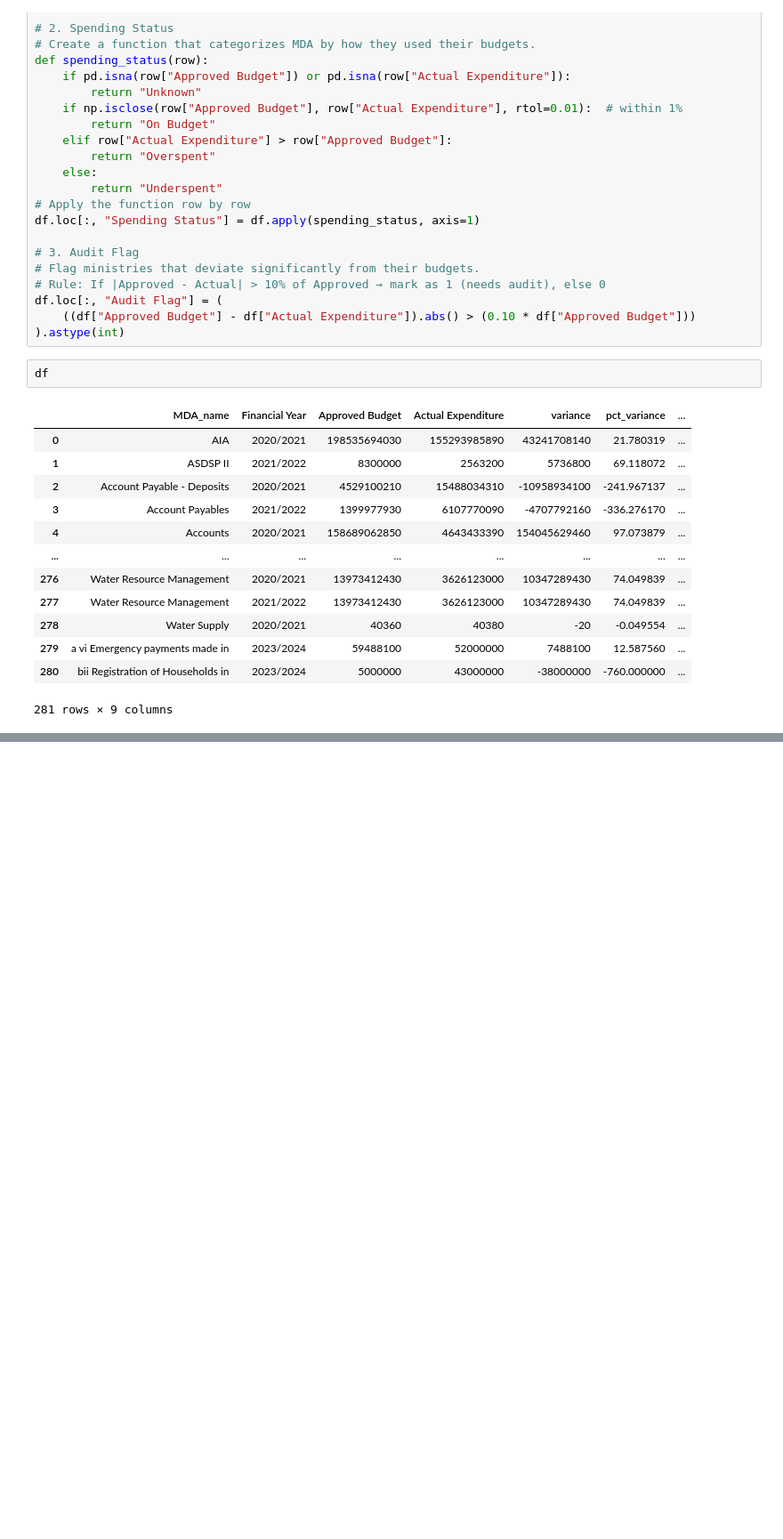
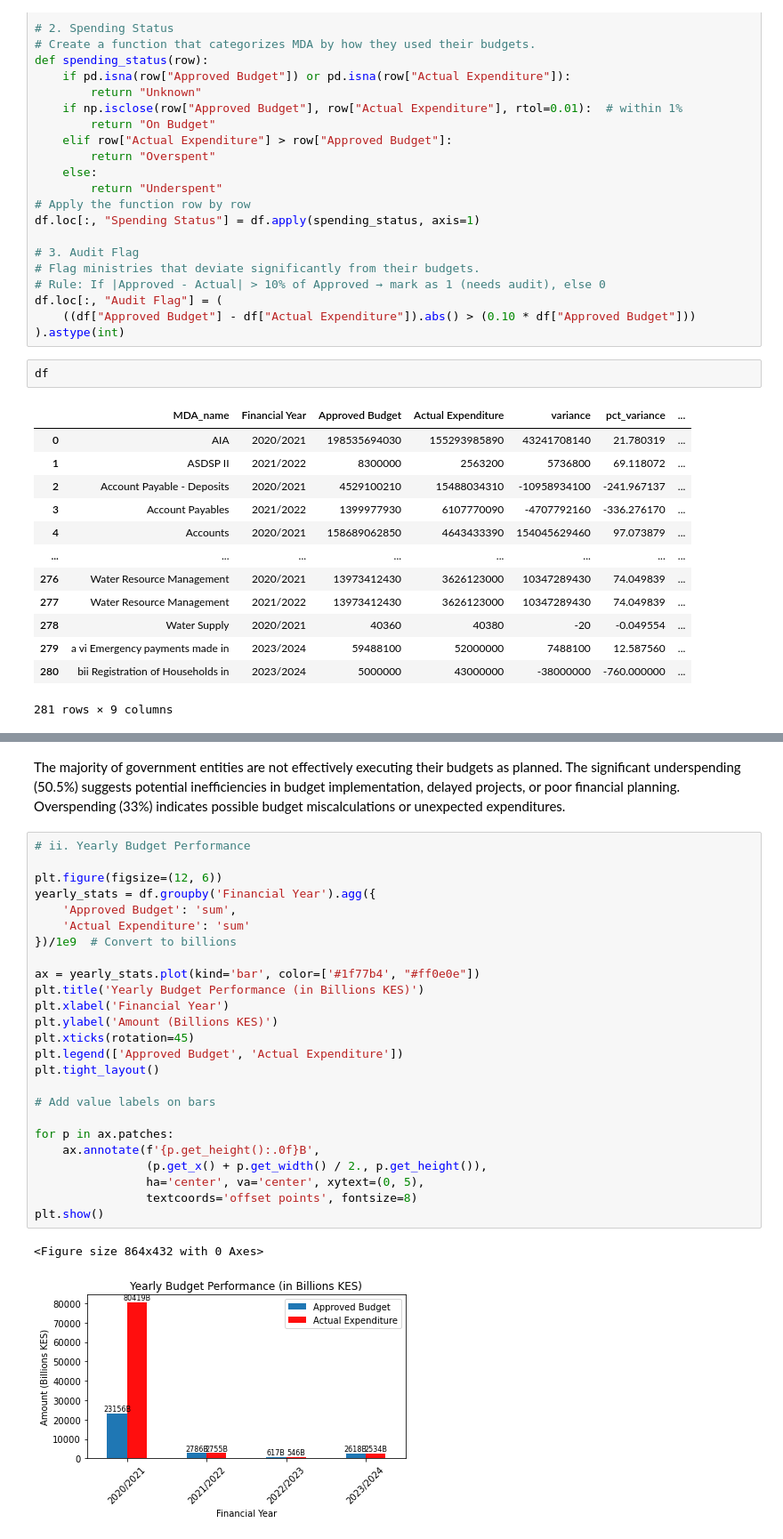
Before and after one commit to Sydney-Were/Analysis-of-National-Government-Ministries-Departments-and-Agencies-Budget-Data, a Jupyter notebook: Analysis.ipynb, the cells around one changed output, grey strips where cells are left out. Shown at 89% size. Cells and saved outputs as stored; diff of their text form; blank space fills up the shorter version.

```diff
--- a/Analysis.ipynb
+++ b/Analysis.ipynb
@@ -368,0 +387,30 @@ df
+# %% [markdown]
+The majority of government entities are not effectively executing their budgets as planned. The significant underspending (50.5%) suggests potential inefficiencies in budget implementation, delayed projects, or poor financial planning. Overspending (33%) indicates possible budget miscalculations or unexpected expenditures.
+# %%
+# ii. Yearly Budget Performance
+
+plt.figure(figsize=(12, 6))
+yearly_stats = df.groupby('Financial Year').agg({
+    'Approved Budget': 'sum',
+    'Actual Expenditure': 'sum'
+})/1e9  # Convert to billions
+
+ax = yearly_stats.plot(kind='bar', color=['#1f77b4', "#ff0e0e"])
+plt.title('Yearly Budget Performance (in Billions KES)')
+plt.xlabel('Financial Year')
+plt.ylabel('Amount (Billions KES)')
+plt.xticks(rotation=45)
+plt.legend(['Approved Budget', 'Actual Expenditure'])
+plt.tight_layout()
+
+# Add value labels on bars
+
+for p in ax.patches:
+    ax.annotate(f'{p.get_height():.0f}B',
+                (p.get_x() + p.get_width() / 2., p.get_height()),
+                ha='center', va='center', xytext=(0, 5),
+                textcoords='offset points', fontsize=8)
+plt.show()
+# %% [output]
+<Figure size 864x432 with 0 Axes>
+[figure, added]
```
Also changed, not shown: parts of 8 cells of this notebook.
